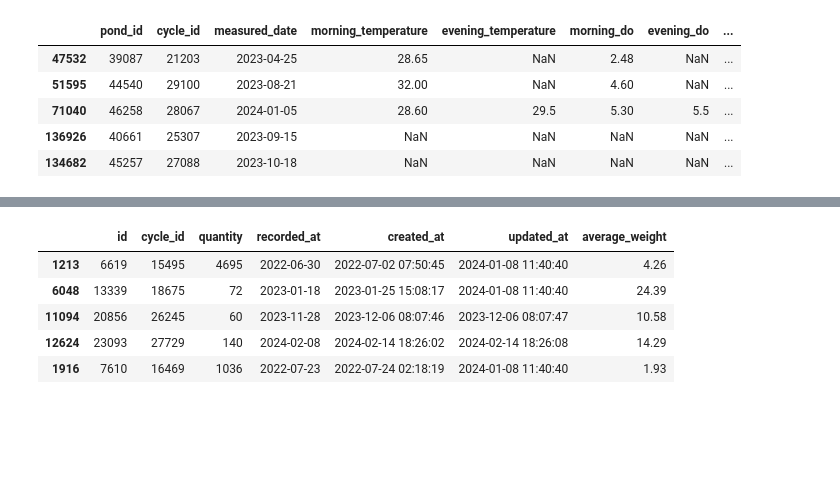
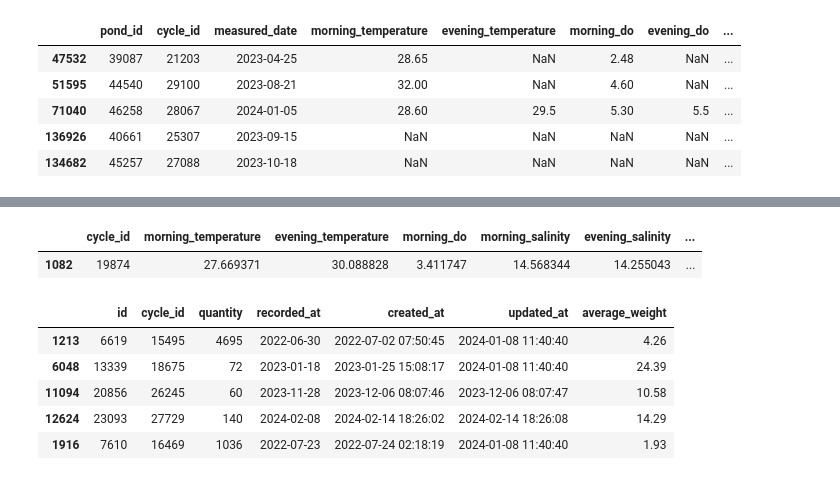
Before and after one commit to zylbergs/Jala, a Jupyter notebook: main_eda.ipynb, the cells around one changed output, grey strips where cells are left out. Cells and saved outputs as stored; diff of their text form; code cells hidden in the pictures; blank space fills up the shorter version.

```diff
--- a/main_eda.ipynb
+++ b/main_eda.ipynb
@@ -323,3 +171,44 @@ check_health(mea)
+# %%
+mea.cycle_id = mea.cycle_id.astype(str)
+mea.pond_id = mea.pond_id.astype(str)
+mea['measured_date'] = pd.to_datetime(mea['measured_date'])
+#bak df
+mea_ori = mea.copy()
+mea[['morning_temperature', 'evening_temperature', 'morning_do',
+       'evening_do', 'morning_salinity', 'evening_salinity', 'morning_pH',
+       'evening_pH', 'transparency', 'turbidity', 'ammonia', 'nitrate',
+       'nitrite', 'alkalinity', 'hardness', 'calcium', 'magnesium',
+       'carbonate', 'bicarbonate', 'tom', 'total_plankton_']] = mea[['morning_temperature', 'evening_temperature', 'morning_do',
+       'evening_do', 'morning_salinity', 'evening_salinity', 'morning_pH',
+       'evening_pH', 'transparency', 'turbidity', 'ammonia', 'nitrate',
+       'nitrite', 'alkalinity', 'hardness', 'calcium', 'magnesium',
+       'carbonate', 'bicarbonate', 'tom', 'total_plankton_']].fillna(0)
+
+mea_agg = mea.groupby('cycle_id',as_index=False).agg({'morning_temperature':'mean',
+                                                      'evening_temperature':'mean',
+                                                      'morning_do':'mean',
+                                                      'morning_salinity':'mean',
+                                                      'evening_salinity':'mean',
+                                                      'morning_pH':'mean',
+                                                      'evening_pH':'mean',
+                                                      'transparency':'mean',
+                                                      'turbidity':'mean',
+                                                      'ammonia':'mean',
+                                                      'nitrate':'mean',
+                                                      'nitrite':'mean',
+                                                      'alkalinity':'mean',
+                                                      'hardness':'mean',
+                                                      'calcium':'mean',
+                                                      'magnesium':'mean',
+                                                      'carbonate':'mean',
+                                                      'bicarbonate':'mean',
+                                                      'tom':'mean',
+                                                      'total_plankton_':'mean'})
+# %%
+mea_agg[mea_agg.cycle_id == '19874']
+# %% [output]
+|  | cycle_id | morning_temperature | evening_temperature | morning_do | morning_salinity | evening_salinity | ... |
+| 1082 | 19874 | 27.669371 | 30.088828 | 3.411747 | 14.568344 | 14.255043 | ... |
 # %%
 mor.sample(5)
 # %% [output]
```
Also changed, not shown: parts of 42 cells of this notebook.
